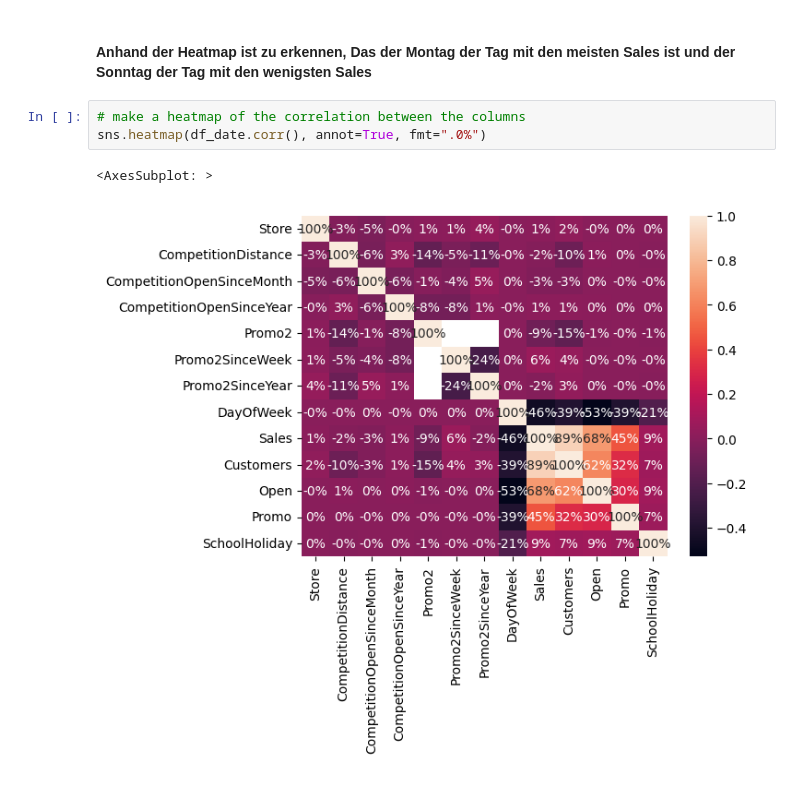
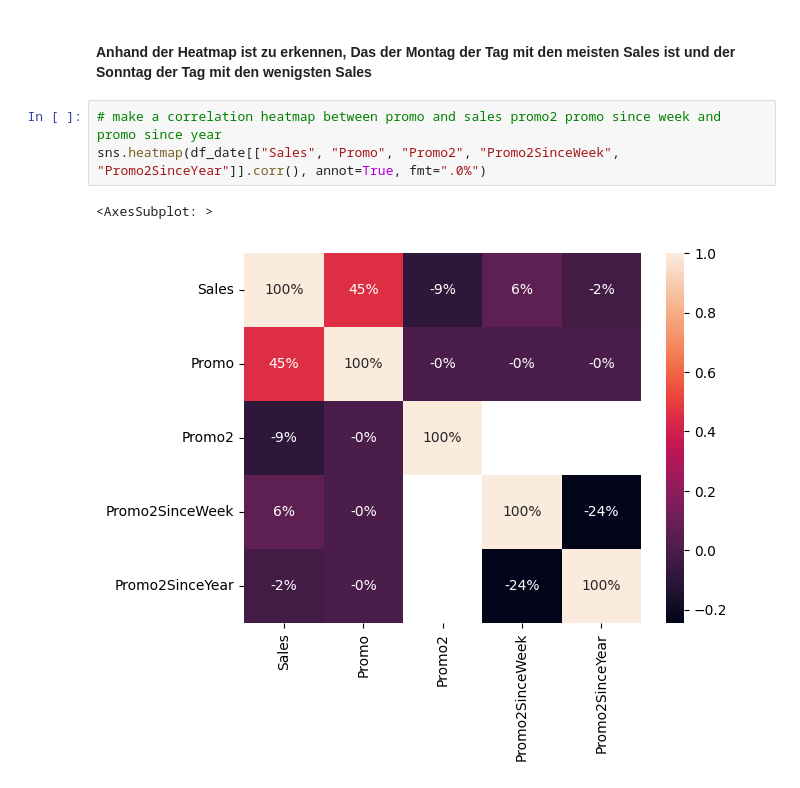
Before and after one commit to Max3978/Rossmann-Store-Sales, a Jupyter notebook: Insights.ipynb, the cells around one changed output. Drawn from its saved outputs; the diff is of its cells as text.

```diff
--- a/Insights.ipynb
+++ b/Insights.ipynb
@@ -64,8 +64,8 @@ sns.barplot(x="DayOfWeek", y="Sales", data=df_date)
 # %% [markdown]
 #### Anhand der Heatmap ist zu erkennen, Das der Montag der Tag mit den meisten Sales ist und der Sonntag der Tag mit den wenigsten Sales
 # %%
-# make a heatmap of the correlation between the columns
-sns.heatmap(df_date.corr(), annot=True, fmt=".0%")
+# make a correlation heatmap between promo and sales promo2 promo since week and promo since year
+sns.heatmap(df_date[["Sales", "Promo", "Promo2", "Promo2SinceWeek", "Promo2SinceYear"]].corr(), annot=True, fmt=".0%")
 # %% [output]
 <AxesSubplot: >
-[figure, old version]
+[figure, new version]
```
Also changed, not shown: parts of 4 cells of this notebook.
